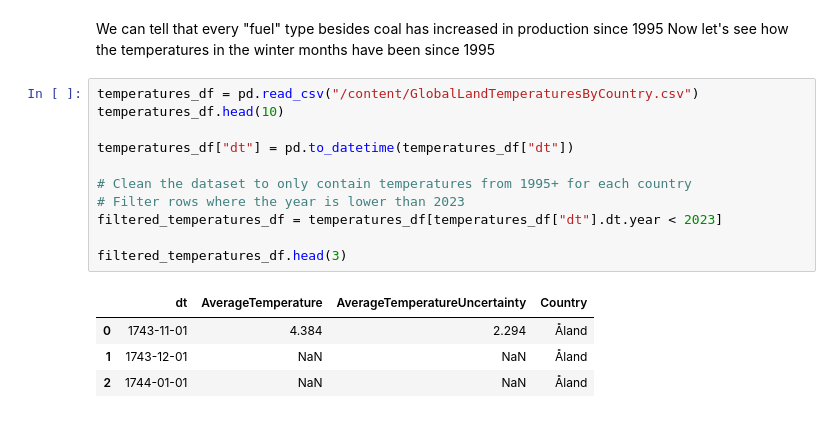
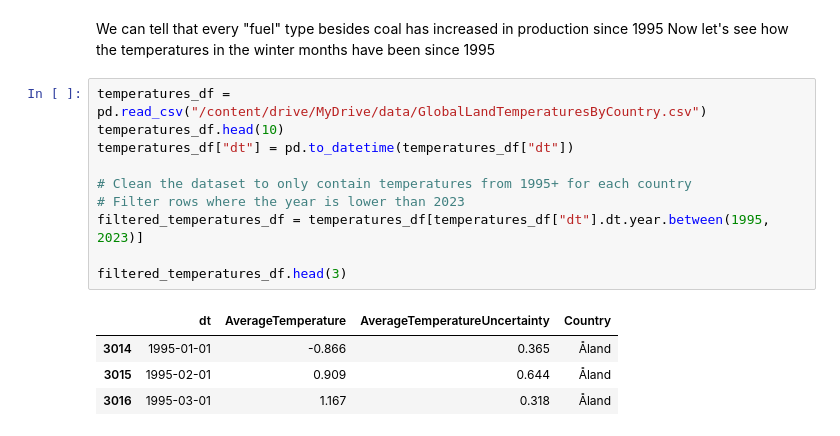
Before and after one commit to Daria-Mihaila-1/Climate-Change-in-Europe-based-On-Energy-Production-Regression, a Jupyter notebook: Energy_Production_Regression.ipynb, the cells around one changed output. Cells and saved outputs as stored; diff of their text form.

```diff
--- a/Energy_Production_Regression.ipynb
+++ b/Energy_Production_Regression.ipynb
@@ -251,18 +282,17 @@ for i, p in enumerate(production):
 We can tell that every "fuel" type besides coal has increased in production since 1995
 Now let's see how the temperatures in the winter months have been since 1995
 # %%
-temperatures_df = pd.read_csv("/content/GlobalLandTemperaturesByCountry.csv")
+temperatures_df = pd.read_csv("/content/drive/MyDrive/data/GlobalLandTemperaturesByCountry.csv")
 temperatures_df.head(10)
-
 temperatures_df["dt"] = pd.to_datetime(temperatures_df["dt"])
 
 # Clean the dataset to only contain temperatures from 1995+ for each country
 # Filter rows where the year is lower than 2023
-filtered_temperatures_df = temperatures_df[temperatures_df["dt"].dt.year < 2023]
+filtered_temperatures_df = temperatures_df[temperatures_df["dt"].dt.year.between(1995, 2023)]
 
 filtered_temperatures_df.head(3)
 # %% [output]
 |  | dt | AverageTemperature | AverageTemperatureUncertainty | Country |
-| 0 | 1743-11-01 | 4.384 | 2.294 | Åland |
-| 1 | 1743-12-01 | NaN | NaN | Åland |
-| 2 | 1744-01-01 | NaN | NaN | Åland |
+| 3014 | 1995-01-01 | -0.866 | 0.365 | Åland |
+| 3015 | 1995-02-01 | 0.909 | 0.644 | Åland |
+| 3016 | 1995-03-01 | 1.167 | 0.318 | Åland |
```
Also changed, not shown: parts of 17 cells of this notebook.
